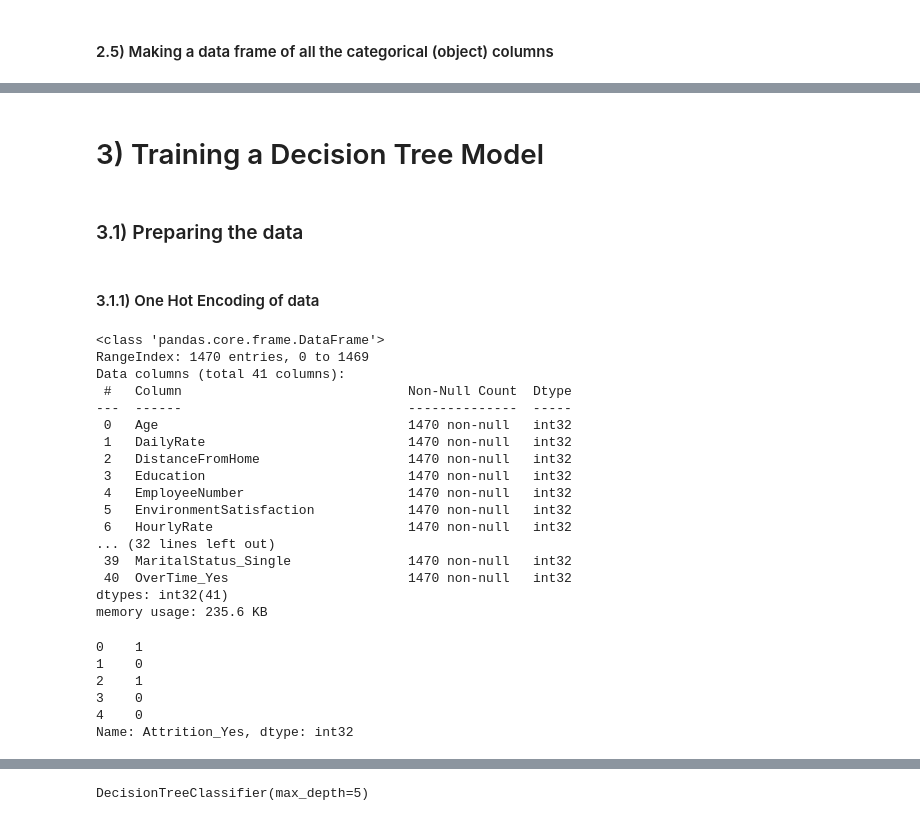
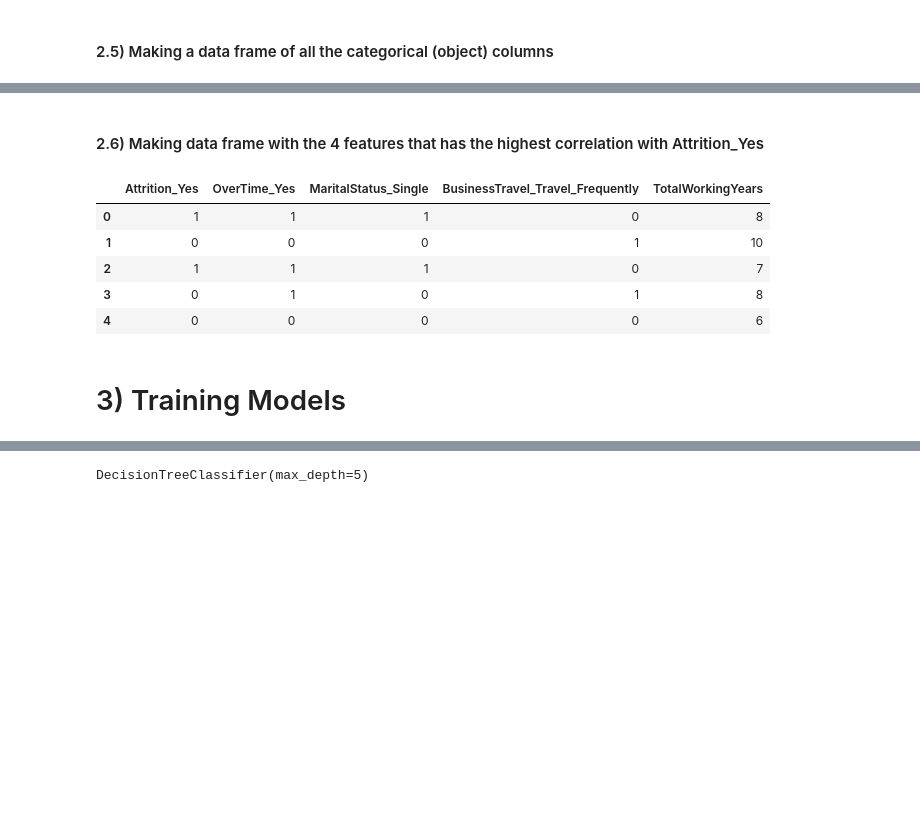
Before and after one commit to TRossen89/BI_MP_Assignments, a Jupyter notebook: MP4_Machine_learning_for_analysis_and_prediction_of_attrition.ipynb, the cells around one changed output, grey strips where cells are left out. Saved outputs shown, nothing was run; the diff lists cells and outputs as text; code cells hidden in the pictures; blank space fills up the shorter version.

```diff
--- a/MP4_Machine_learning_for_analysis_and_prediction_of_attrition.ipynb
+++ b/MP4_Machine_learning_for_analysis_and_prediction_of_attrition.ipynb
@@ -348,41 +371,20 @@ cat_df.head()
 | 2 | Yes | Travel_Rarely | Research & Development | Other | Male | Laboratory Technician | Single | Y | ... |
 | 3 | No | Travel_Frequently | Research & Development | Life Sciences | Female | Research Scientist | Married | Y | ... |
 | 4 | No | Travel_Rarely | Research & Development | Medical | Male | Laboratory Technician | Married | Y | ... |
+# %% [markdown]
+#### 2.6) Making data frame with the 4 features that has the highest correlation with Attrition_Yes
+# %%
+relevant_columns = ["Attrition_Yes", "OverTime_Yes", "MaritalStatus_Single",  "BusinessTravel_Travel_Frequently", "TotalWorkingYears"]
+
+relevant_df = df_encoded[relevant_columns]
+
+relevant_df.head()
+# %% [output]
+|  | Attrition_Yes | OverTime_Yes | MaritalStatus_Single | BusinessTravel_Travel_Frequently | TotalWorkingYears |
+| 0 | 1 | 1 | 1 | 0 | 8 |
+| 1 | 0 | 0 | 0 | 1 | 10 |
+| 2 | 1 | 1 | 1 | 0 | 7 |
+| 3 | 0 | 1 | 0 | 1 | 8 |
+| 4 | 0 | 0 | 0 | 0 | 6 |
 # %% [markdown]
-# 3) Training a Decision Tree Model
+# 3) Training Models
-# %% [markdown]
-### 3.1) Preparing the data
-# %% [markdown]
-#### 3.1.1) One Hot Encoding of data
-# %%
-prep_df1 = pd.get_dummies(no_corr_no_same_value_df, drop_first = True)
-prep_df1 = prep_df1.astype(int)
-prep_df1.info()
-# %% [output]
-<class 'pandas.core.frame.DataFrame'>
-RangeIndex: 1470 entries, 0 to 1469
-Data columns (total 41 columns):
- #   Column                             Non-Null Count  Dtype
----  ------                             --------------  -----
- 0   Age                                1470 non-null   int32
- 1   DailyRate                          1470 non-null   int32
- 2   DistanceFromHome                   1470 non-null   int32
- 3   Education                          1470 non-null   int32
- 4   EmployeeNumber                     1470 non-null   int32
- 5   EnvironmentSatisfaction            1470 non-null   int32
- 6   HourlyRate                         1470 non-null   int32
-... (32 lines left out)
- 39  MaritalStatus_Single               1470 non-null   int32
- 40  OverTime_Yes                       1470 non-null   int32
-dtypes: int32(41)
-memory usage: 235.6 KB
-# %%
-
-prep_df1["Attrition_Yes"].head()
-# %% [output]
-0    1
-1    0
-2    1
-3    0
-4    0
-Name: Attrition_Yes, dtype: int32
```
Also changed, not shown: parts of 40 cells of this notebook.
